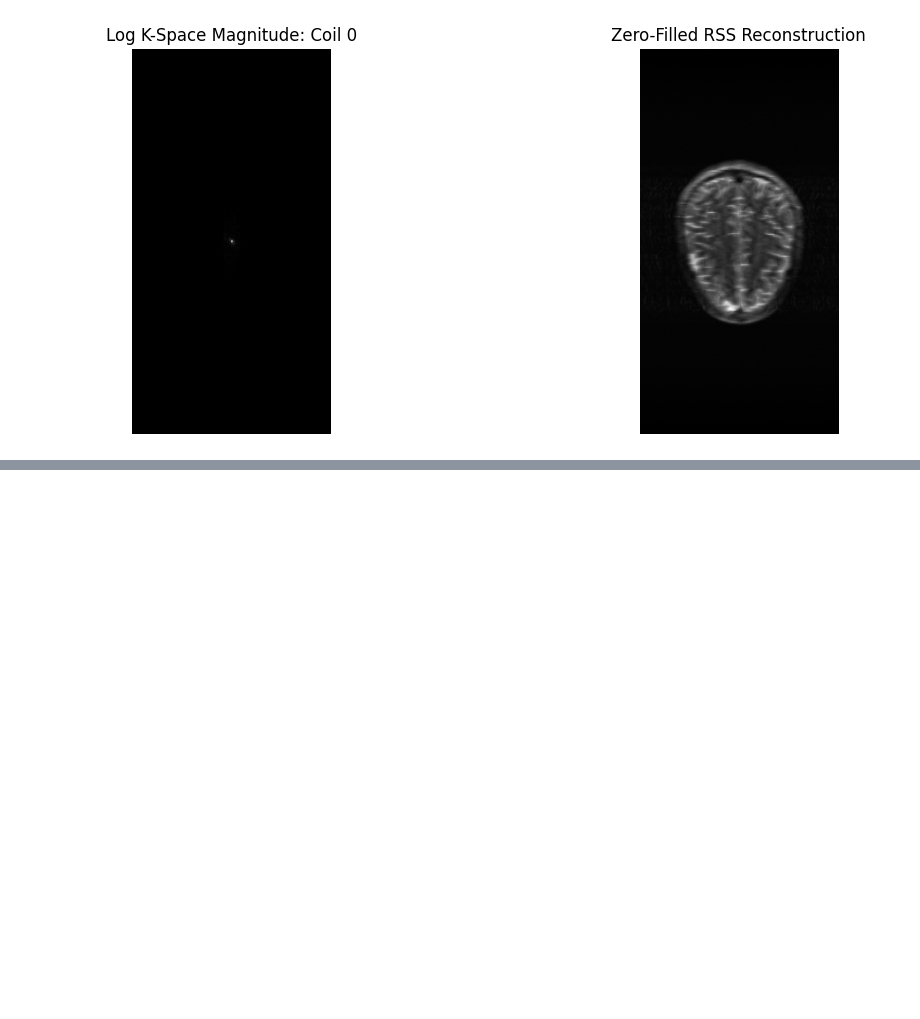
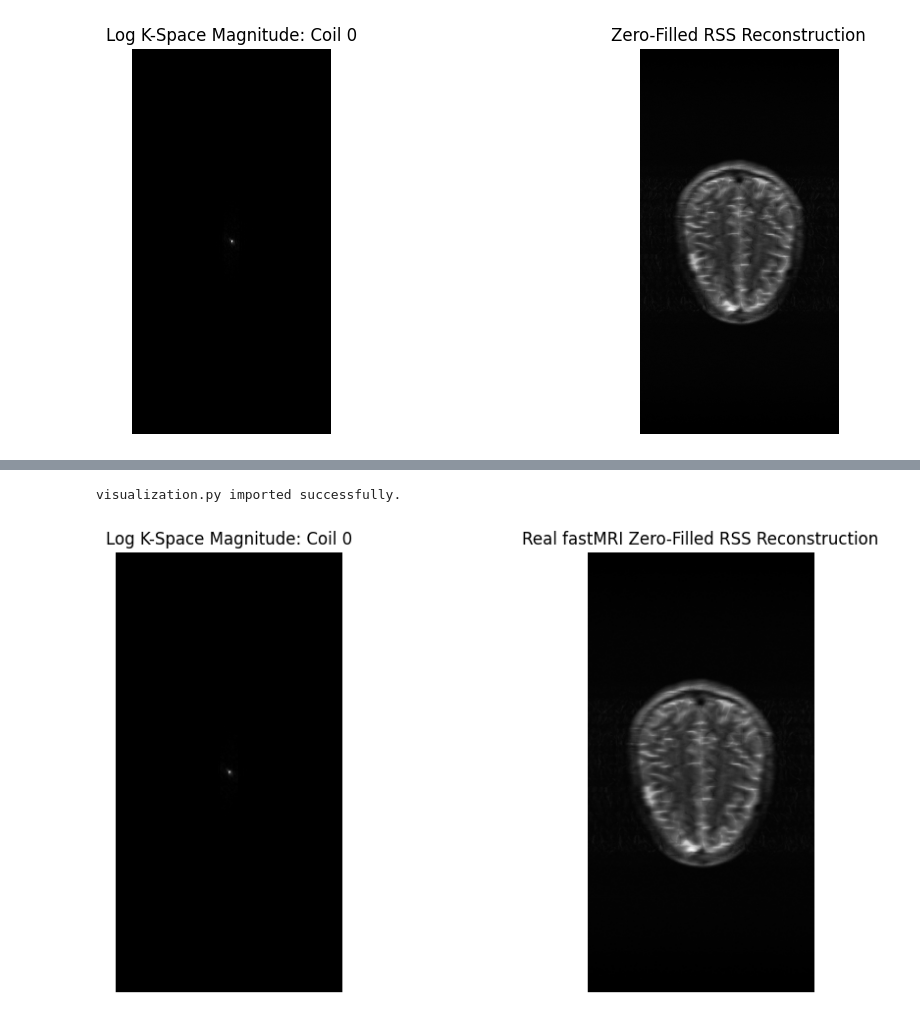
Before and after one commit to SILAS-RANSFORD-OSEI/reliability-aware-ssdu-mri, a Jupyter notebook: 01_real_fastmri_zero_filled_reconstruction.ipynb, the cells around one changed output, grey strips where cells are left out. Cells and saved outputs as stored; diff of their text form; code cells hidden in the pictures; blank space fills up the shorter version.

Commit message:
Update notebook with visualization utilities

```diff
--- a/01_real_fastmri_zero_filled_reconstruction.ipynb
+++ b/01_real_fastmri_zero_filled_reconstruction.ipynb
@@ -236,0 +257,19 @@ Max intensity: 0.00045775695
+# %%
+#import the new visualization utilities:
+import sys
+sys.path.insert(0, "/content/reliability-aware-ssdu-mri/src")
+
+from visualization import show_kspace_and_reconstruction, show_full_and_crop
+
+print("visualization.py imported successfully.")
+# %% [output]
+visualization.py imported successfully.
+# %%
+#test it using the reconstruction
+show_kspace_and_reconstruction(
+    kspace_slice=kspace_slice,
+    reconstructed_image=zf_norm,
+    title="Real fastMRI Zero-Filled RSS Reconstruction"
+)
+# %% [output]
+[figure, added]
```
Also changed, not shown: parts of 3 cells of this notebook.
